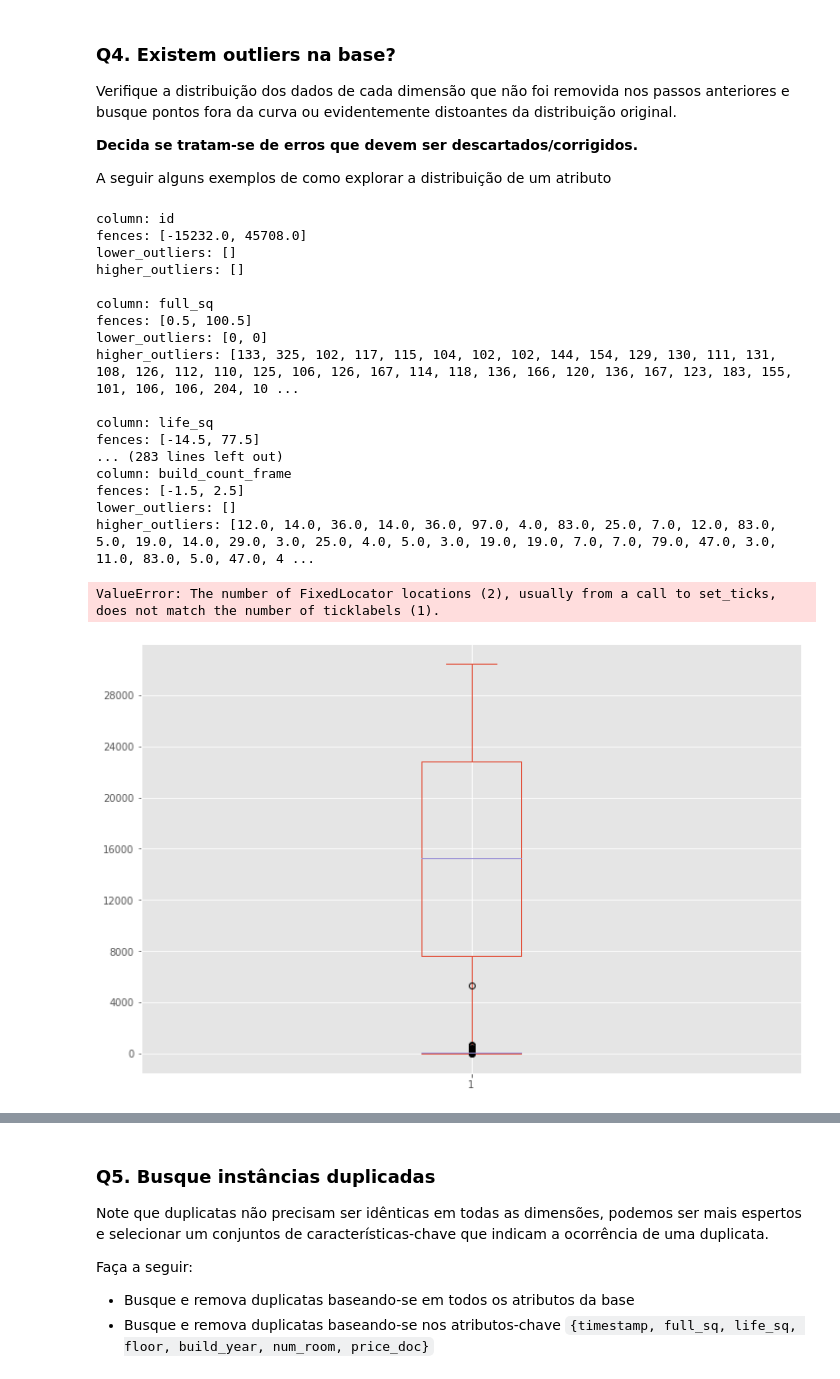
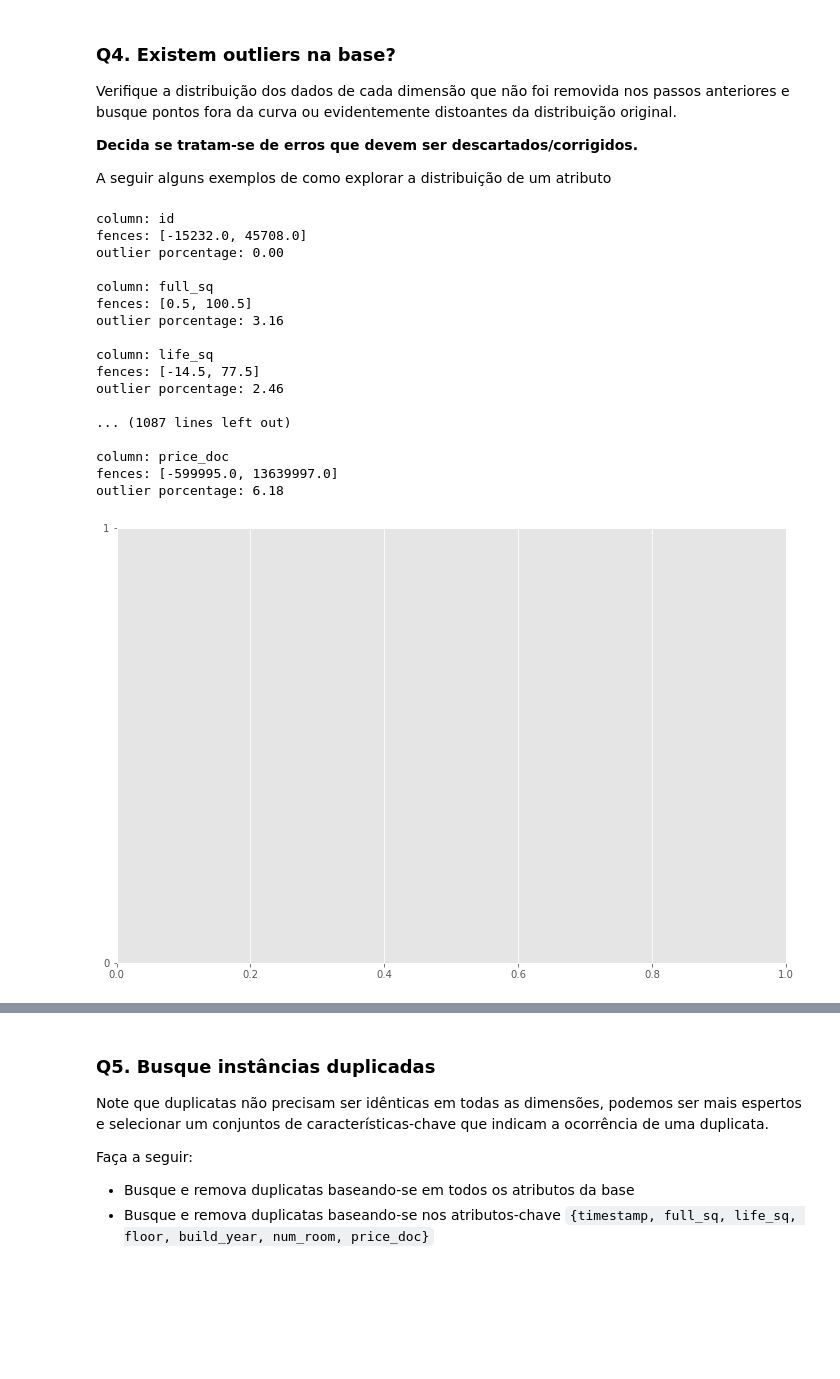
Before and after one commit to GustavoLR548/IA-GLR, a Jupyter notebook: Exercicios/Exercicio #5 - Pre-processamento de Dados/Limpeza_de_dados.ipynb, the cells around one changed output, grey strips where cells are left out. Saved outputs shown, nothing was run; the diff lists cells and outputs as text; code cells hidden in the pictures; blank space fills up the shorter version.

```diff
--- a/Exercicios/Exercicio #5 - Pre-processamento de Dados/Limpeza_de_dados.ipynb
+++ b/Exercicios/Exercicio #5 - Pre-processamento de Dados/Limpeza_de_dados.ipynb
@@ -166,0 +145,23 @@ for col in columns:
+# %%
+"""
+Caso a coluna tenha uma porcetagens de dados faltantes maior que 10%, essa coluna é retirada da base de dados,
+pois não é possível garantir que a inserção de dados nessa coluna não irá criar um víes na base de dados. O restante
+dos dados que tem uma porcentagem menor que 10% e maior que 0%
+"""
+
+import statistics as st
+
+new_df = df.copy()
+
+for col in columns:
+    if columns_nan_porcentages[col] > 10:
+        new_df.drop(col, axis=1, inplace=True)
+    elif columns_nan_porcentages[col] > 0:
+        if col in numeric_cols:
+            col_mean = new_df[col].mean()
+            new_df[col].fillna(col_mean, inplace=True)
+        #print(f' coluna: {col} | porcentagem: {columns_nan_porcentages[col]} | {col in non_numeric_cols}')
+
+print(new_df.shape)
+display(new_df.head())
+print(new_df.isnull().sum().sum())
@@ -189,6 +200,11 @@ Verifique a distribuição dos dados de cada dimensão que não foi removida nos
 
 A seguir alguns exemplos de como explorar a distribuição de um atributo
 # %%
+"""
+Decidi não tratar nenhum dos outliers , devido a porcentagem de outliers,
+além do tipo de dados que são outliers
+"""
+
 def calculate_upper_lower_fence(col_description):
     if not '25%' in col_description:
         return []
@@ -206,43 +222,45 @@ def calculate_upper_lower_fence(col_description):
 for col in numeric_cols:
     fences = calculate_upper_lower_fence(df[col].describe())
 
-    lower_outliers  = [i for i in df[col] if i < fences[0]]
-    higher_outliers = [i for i in df[col] if i > fences[1]]
+    lower_outliers     = [i for i in df[col] if i < fences[0]]
+    higher_outliers    = [i for i in df[col] if i > fences[1]]
+    outlier_porcentage = ((len(lower_outliers) + len(higher_outliers)) / len(df.values))*100
 
     print(f'column: {col}')
     print(f'fences: {fences}')
-    print(f'lower_outliers: {lower_outliers}')
-    print(f'higher_outliers: {higher_outliers}\n')
+    #print(f'lower_outliers: {lower_outliers}')
+    #print(f'higher_outliers: {higher_outliers}')
+    print(f'outlier porcentage: {outlier_porcentage:.2f}\n')
 # %% [output]
 column: id
 fences: [-15232.0, 45708.0]
-lower_outliers: []
-higher_outliers: []
+outlier porcentage: 0.00
 
 column: full_sq
 fences: [0.5, 100.5]
-lower_outliers: [0, 0]
-higher_outliers: [133, 325, 102, 117, 115, 104, 102, 102, 144, 154, 129, 130, 111, 131, 108, 126, 112, 110, 125, 106, 126, 167, 114, 118, 136, 166, 120, 136, 167, 123, 183, 155, 101, 106, 106, 204, 10 ...
+outlier porcentage: 3.16
 
 column: life_sq
 fences: [-14.5, 77.5]
-... (283 lines left out)
-column: build_count_frame
-fences: [-1.5, 2.5]
-lower_outliers: []
-higher_outliers: [12.0, 14.0, 36.0, 14.0, 36.0, 97.0, 4.0, 83.0, 25.0, 7.0, 12.0, 83.0, 5.0, 19.0, 14.0, 29.0, 3.0, 25.0, 4.0, 5.0, 3.0, 19.0, 19.0, 7.0, 7.0, 79.0, 47.0, 3.0, 11.0, 83.0, 5.0, 47.0, 4 ...
+outlier porcentage: 2.46
+
+... (1087 lines left out)
+
+column: price_doc
+fences: [-599995.0, 13639997.0]
+outlier porcentage: 6.18
 # %%
 from matplotlib.ticker import MaxNLocator
 
 #Force matplotlib to only display yaxis in integer format
 ax = plt.figure().gca()
 ax.yaxis.set_major_locator(MaxNLocator(integer=True))
 
 for col in numeric_cols:
-    df[col].plot(kind="box")
+    pass
+    #df[col].plot(kind="box")
 # %% [output]
-ValueError: The number of FixedLocator locations (2), usually from a call to set_ticks, does not match the number of ticklabels (1).
-[figure, old version]
+[figure, new version]
 # %%
 #df['ecology'].value_counts().plot(kind="bar")
 for col in non_numeric_cols:
```
Also changed, not shown: parts of 11 cells of this notebook.
